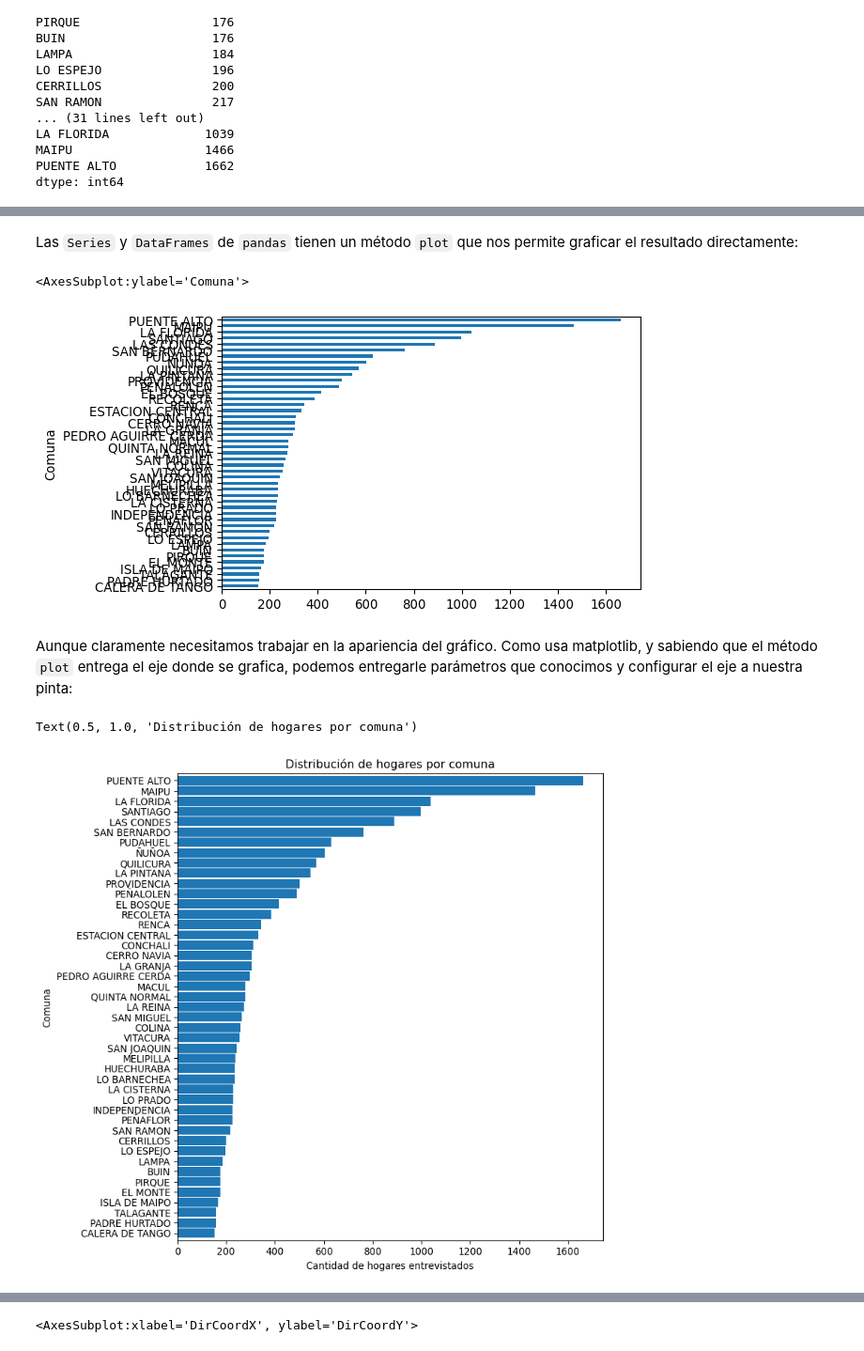
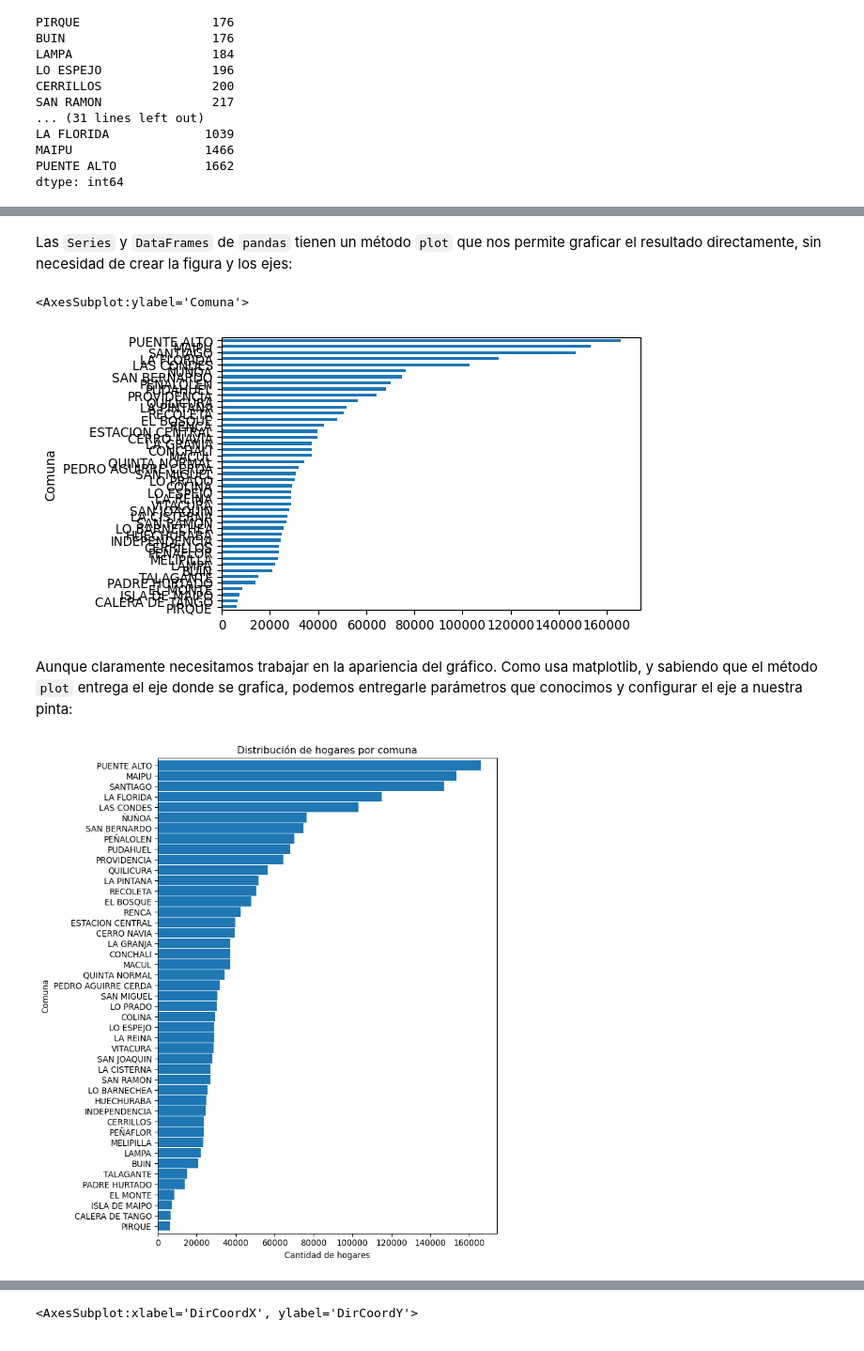
Before and after one commit to zorzalerrante/aves, a Jupyter notebook: notebooks/01-python-tools.ipynb, the cells around one changed output, grey strips where cells are left out. Shown at 94% size. Saved outputs shown, nothing was run; the diff lists cells and outputs as text; code cells hidden in the pictures.

```diff
--- a/notebooks/01-python-tools.ipynb
+++ b/notebooks/01-python-tools.ipynb
@@ -256,0 +288,3 @@ dtype: int64
+# %%
+hogares_x_comuna = hogares.groupby("Comuna")["FactorHogar"].sum().sort_values()
+hogares_x_comuna
@@ -257,17 +309,18 @@ dtype: int64
 # %% [markdown]
-Las `Series` y `DataFrames` de `pandas` tienen un método `plot` que nos permite graficar el resultado directamente:
+Las `Series` y `DataFrames` de `pandas` tienen un método `plot` que nos permite graficar el resultado directamente, sin necesidad de crear la figura y los ejes:
 # %%
 hogares_x_comuna.plot(kind="barh")
 # %% [output]
 <AxesSubplot:ylabel='Comuna'>
-[figure, old version]
+[figure, new version]
 # %% [markdown]
 Aunque claramente necesitamos trabajar en la apariencia del gráfico. Como usa matplotlib, y sabiendo que el método `plot` entrega el eje donde se grafica, podemos entregarle parámetros que conocimos y configurar el eje a nuestra pinta:
 # %%
-ax = hogares_x_comuna.plot(kind="barh", width=0.9, figsize=(8, 9))
-ax.set_xlabel("Cantidad de hogares entrevistados")
+fig, ax = plt.subplots(figsize=(8,9))
+ax = hogares_x_comuna.plot(kind="barh", width=0.9, ax=ax)
+ax.set_xlabel("Cantidad de hogares")
 ax.set_title("Distribución de hogares por comuna")
+fig.tight_layout()
 # %% [output]
-Text(0.5, 1.0, 'Distribución de hogares por comuna')
-[figure, old version]
+[figure, new version]
 # %% [markdown]
```
Also changed, not shown: parts of 32 cells of this notebook.
